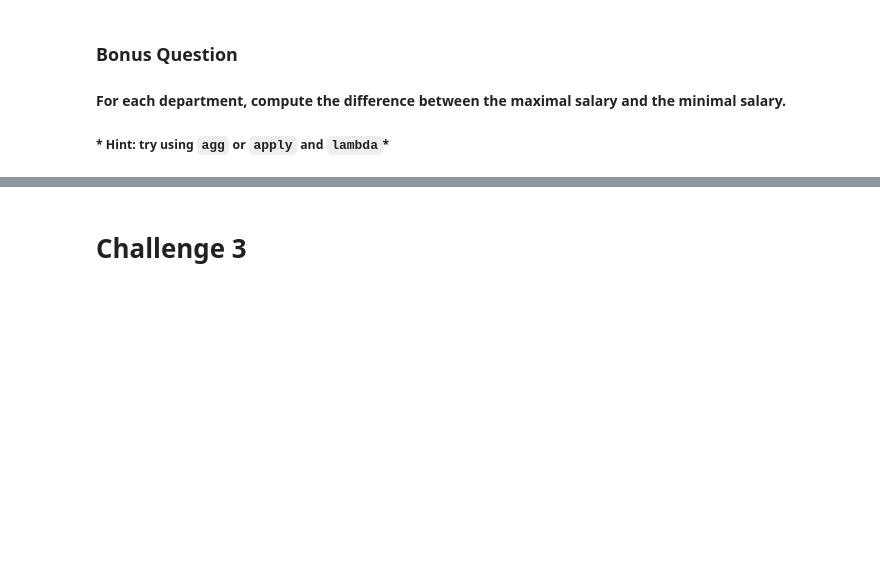
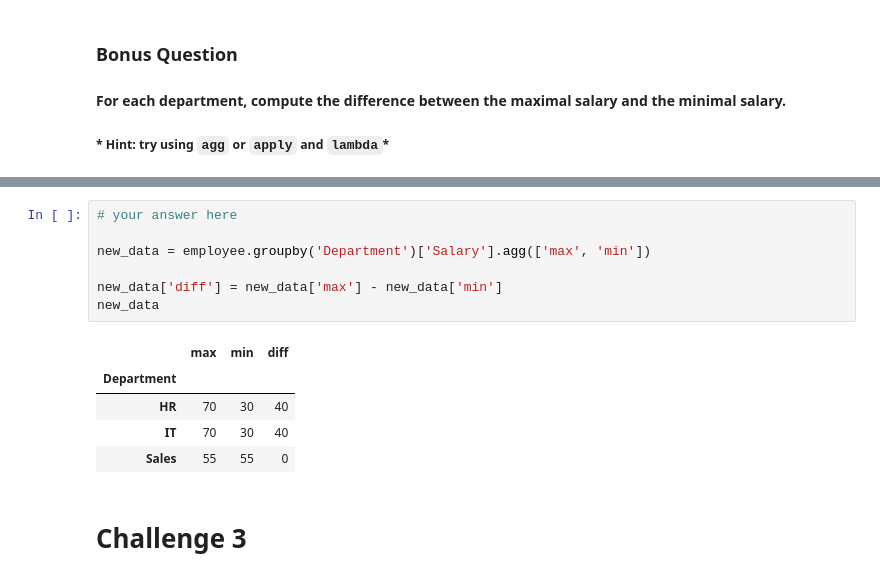
Before and after one commit to Data-FT-MX/lab_subsetting_and_descriptive_stats, a Jupyter notebook: your-code/main.ipynb, the cells around one changed output, grey strips where cells are left out. Saved outputs shown, nothing was run; the diff lists cells and outputs as text; blank space fills up the shorter version.

```diff
--- a/your-code/main.ipynb
+++ b/your-code/main.ipynb
@@ -347,3 +354,16 @@ employee.groupby('Department')['Years', 'Salary'].agg(['min', 'mean', 'max'])
+# %%
+# your answer here
+
+new_data = employee.groupby('Department')['Salary'].agg(['max', 'min'])
+
+new_data['diff'] = new_data['max'] - new_data['min']
+new_data
+# %% [output]
+|  | max | min | diff |
+| Department |  |  |  |
+| HR | 70 | 30 | 40 |
+| IT | 70 | 30 | 40 |
+| Sales | 55 | 55 | 0 |
 # %% [markdown]
 # Challenge 3
 # %% [markdown]
```
Also changed, not shown: parts of 2 cells of this notebook.
